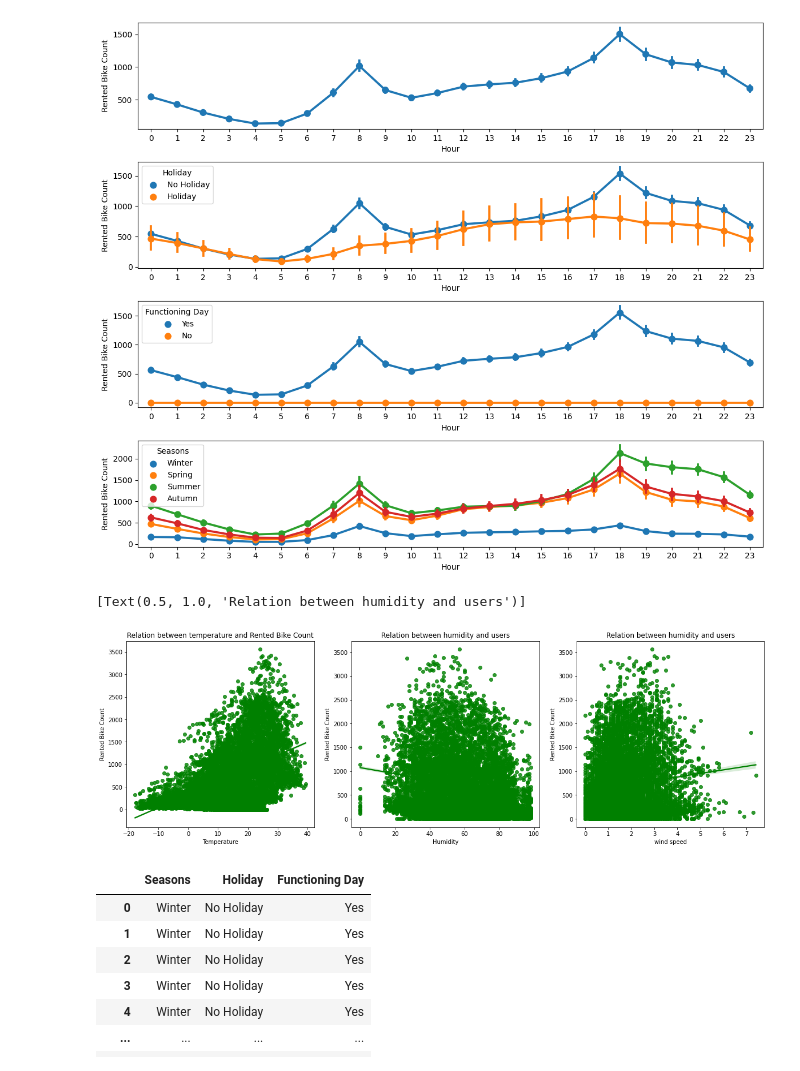
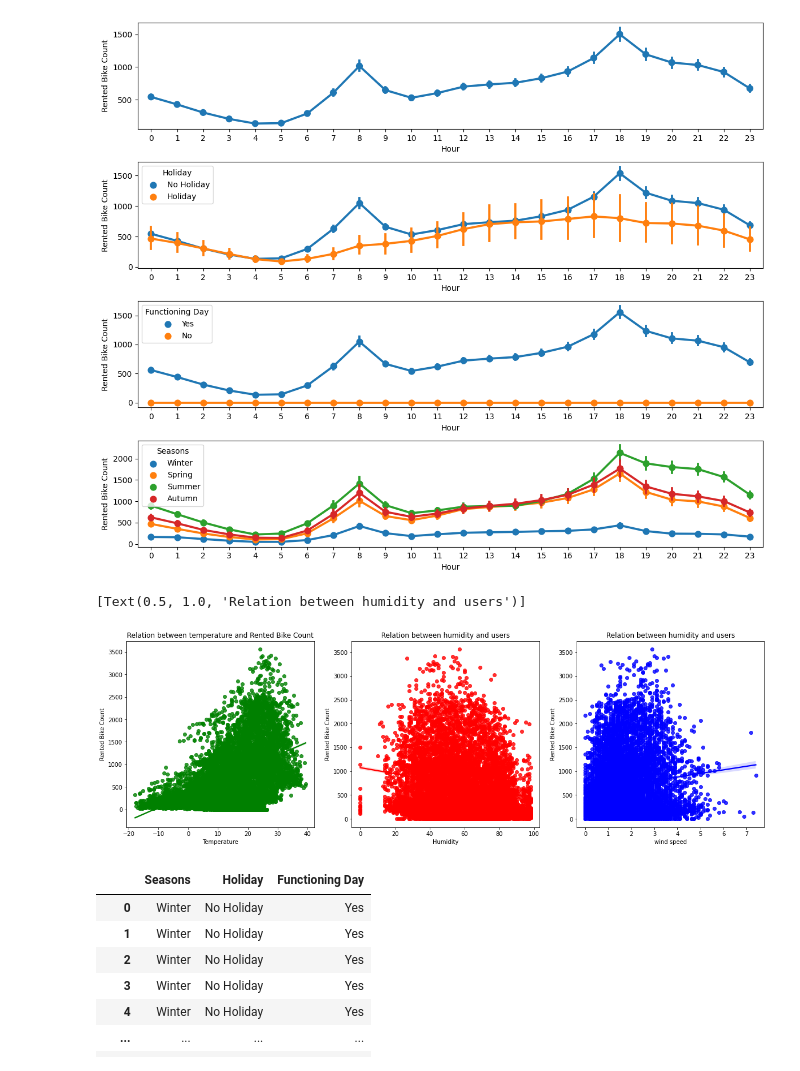
Before and after one commit to vinaylanjewar/Bike-Sharing-Demand-Prediction, a Jupyter notebook: Bike_Sharing_Demand_Prediction_Capstone_Project_2.ipynb, the cells around one changed output. Cells and saved outputs as stored; diff of their text form; code cells hidden in the pictures.

```diff
--- a/Bike_Sharing_Demand_Prediction_Capstone_Project_2.ipynb
+++ b/Bike_Sharing_Demand_Prediction_Capstone_Project_2.ipynb
@@ -56,5 +80,8 @@ Mounted at /content/drive
 # %%
+"""
 # reading dataset
 path  = "/content/drive/MyDrive/Capstone Project 2 ML/SeoulBikeData.csv"
 data = pd.read_csv(path ,header= 0,
-                        encoding= 'unicode_escape')
+                        encoding= "ISO-8859-1")
+
+"""
@@ -291,14 +351,14 @@ data['Date'] = pd.to_datetime(data['Date'])
 # %%
 fig, (ax1,ax2,ax3) = plt.subplots(ncols=3, figsize=(20,6))
 sns.regplot(x=data['Temperature'], y=data['Rented Bike Count'], ax=ax1 ,color='green')
 ax1.set(title="Relation between temperature and Rented Bike Count")
-sns.regplot(x=data['Humidity'], y=data['Rented Bike Count'], ax=ax2, color='green')
+sns.regplot(x=data['Humidity'], y=data['Rented Bike Count'], ax=ax2, color='red')
 ax2.set(title="Relation between humidity and users")
-sns.regplot(x=data['wind speed'], y=data['Rented Bike Count'], ax=ax3, color='green')
+sns.regplot(x=data['wind speed'], y=data['Rented Bike Count'], ax=ax3, color='blue')
 ax3.set(title="Relation between humidity and users")
 # %% [output]
 [Text(0.5, 1.0, 'Relation between humidity and users')]
-[figure, old version]
+[figure, new version]
 # %%
 categorical_features
 # %% [output]
```
Also changed, not shown: parts of 161 cells of this notebook.
